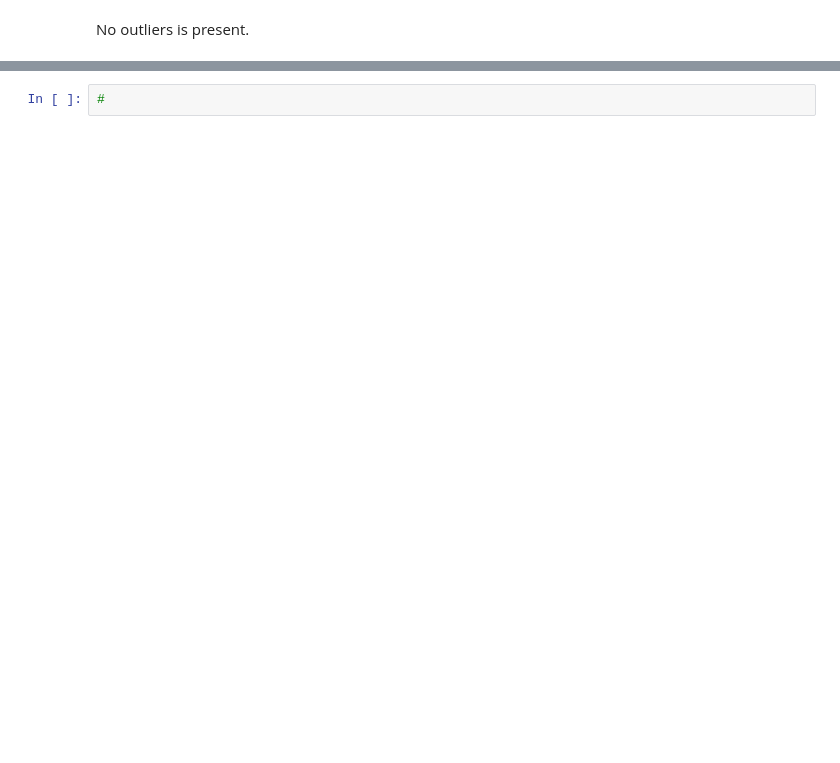
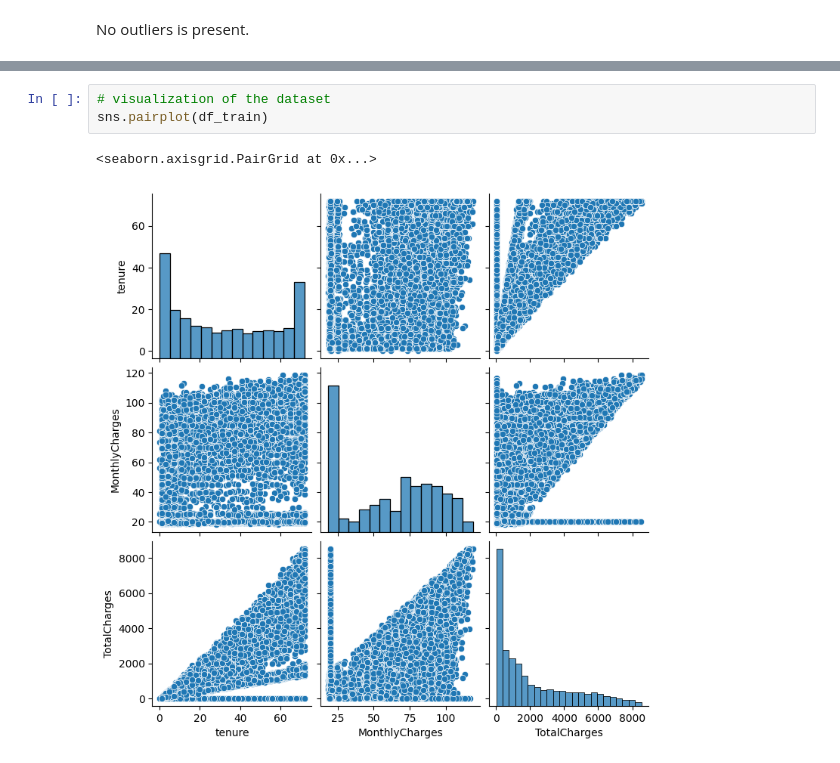
Before and after one commit to S-HILPA-S/CASE-STUDIES, a Jupyter notebook: CUSTOMER_CHURN_PREDICTION.ipynb, the cells around one changed output, grey strips where cells are left out. Drawn from its saved outputs; the diff is of its cells as text; blank space fills up the shorter version.

```diff
--- a/CUSTOMER_CHURN_PREDICTION.ipynb
+++ b/CUSTOMER_CHURN_PREDICTION.ipynb
@@ -267,2 +280,6 @@ sns.boxplot(data = df_train['TotalCharges'])
-# %%
-#
+# %%
+# visualization of the dataset
+sns.pairplot(df_train)
+# %% [output]
+<seaborn.axisgrid.PairGrid at 0x...>
+[figure, added]
```
Also changed, not shown: parts of 39 cells of this notebook.
